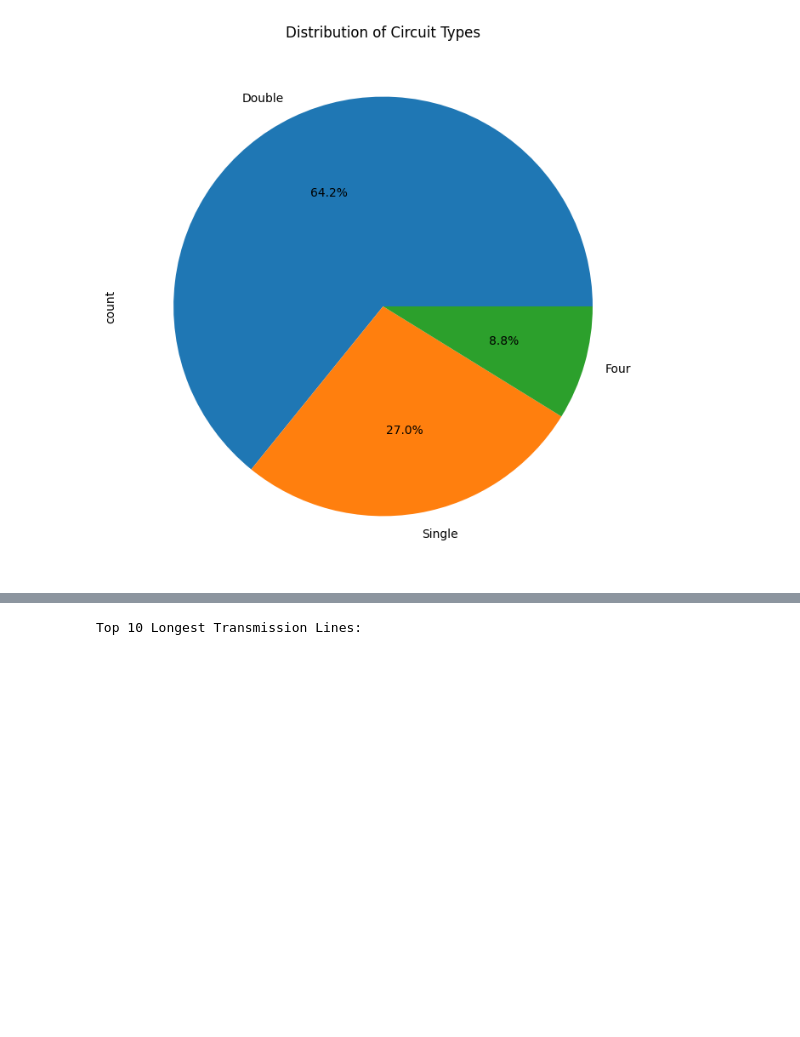
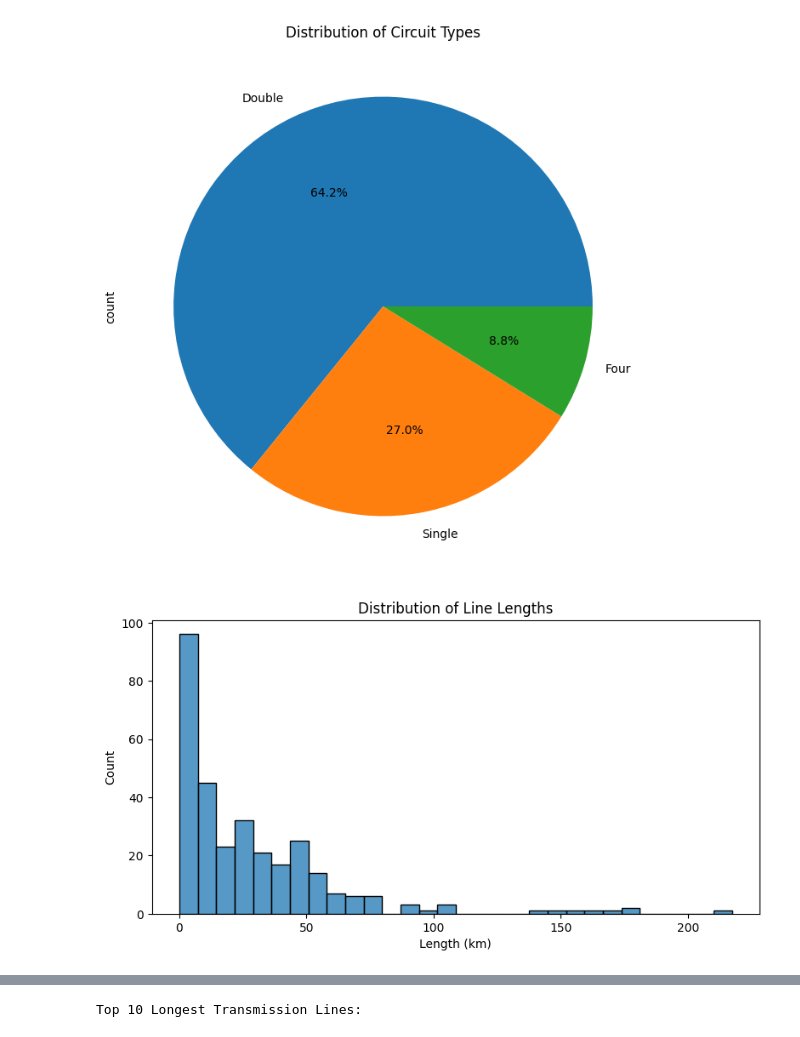
Before and after one commit to MahdeeMushfiqueKamal/Power-Grid-Network-Analysis, a Jupyter notebook: EDA/Analyze_Transmission_Lines.ipynb, the cells around one changed output, grey strips where cells are left out. Drawn from its saved outputs; the diff is of its cells as text; code cells hidden in the pictures; blank space fills up the shorter version.

```diff
--- a/EDA/Analyze_Transmission_Lines.ipynb
+++ b/EDA/Analyze_Transmission_Lines.ipynb
@@ -90,4 +90,17 @@ ax.set_title('Distribution of Circuit Types')
 plt.show()
 # %% [output]
 [figure]
+# %%
+plt.figure(figsize=(8, 8))  # Adjust figure size for better layout
+
+# Subplot 1: Length Distribution
+plt.subplot(2, 1, 1)  # 2 rows, 1 column, position 1
+sns.histplot(data=df, x='length_km', bins=30)
+plt.title('Distribution of Line Lengths')
+plt.xlabel('Length (km)')
+
+plt.tight_layout()
+plt.show()
+# %% [output]
+[figure, added]
 # %%
```
Also changed, not shown: parts of 6 cells of this notebook, 9 other files.
